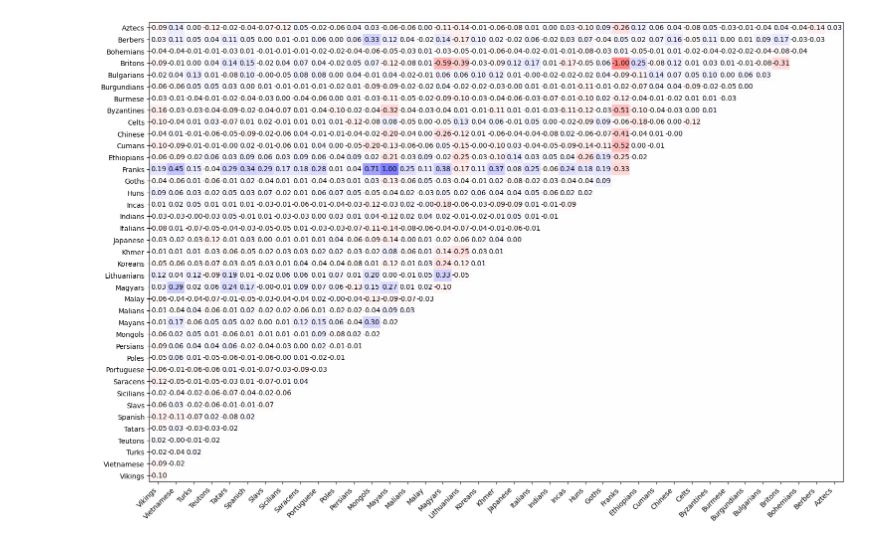
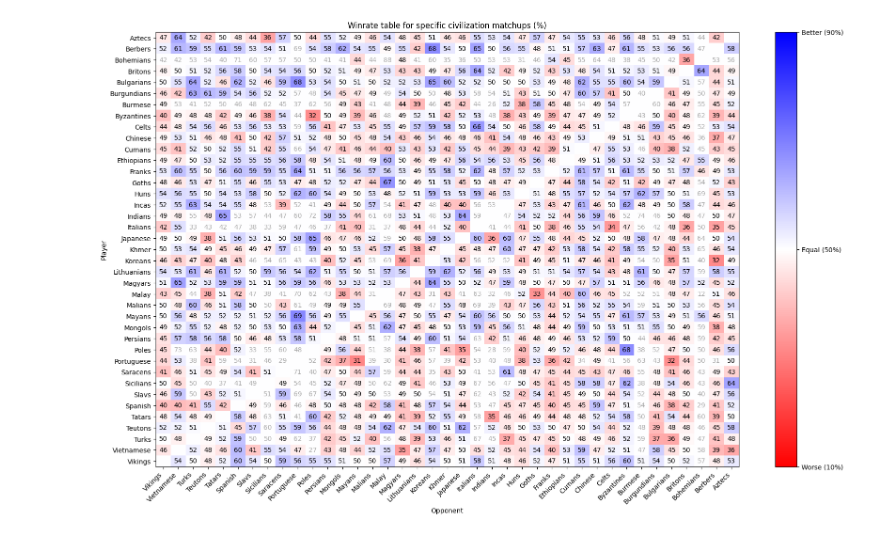
Before and after one commit to crazysissen/AoE2Mining, a Jupyter notebook: test.ipynb, the cells around one changed output. Cells and saved outputs as stored; diff of their text form; code cells hidden in the pictures.

```diff
--- a/test.ipynb
+++ b/test.ipynb
@@ -44,43 +113,66 @@ civ_play_count = np.zeros((len(unique_civs)))
 for i, x in enumerate(data_x):
     civ_play_count[unique_civs.index(x)] += 1
 
 for i, x in enumerate(data_y):
     civ_play_count[unique_civs.index(x)] += 1
 
 # for i, x in enumerate(unique_civs):
 #     print(str(x)  + " - " + str(civ_play_count[i]))
 
 unique_civs = sorted(unique_civs)
 civ_count = len(unique_civs)
 heat_grid = np.zeros((civ_count, civ_count))
+tally_grid = np.zeros((civ_count, civ_count))
 
 for i, x in enumerate(data_x):
     civ_index = unique_civs.index(x)
     opp_index = unique_civs.index(data_y[i])
     win = data_win[i] == 0
-    if opp_index < civ_index:
-        temp = civ_index
-        civ_index = opp_index
-        opp_index = temp
-        win = not win
-    heat_grid[civ_index][len(unique_civs)-opp_index-1] += (1 if win else -1)
+    heat_grid[civ_index][civ_count - opp_index - 1] += (1 if win else 0) if (opp_index is not civ_index) else (0.5)
+    heat_grid[opp_index][civ_count - civ_index - 1] += (0 if win else 1) if (opp_index is not civ_index) else (0.5)
+    tally_grid[civ_index][civ_count - opp_index - 1] += 1
+    tally_grid[opp_index][civ_count - civ_index - 1] += 1
 
 value_min = np.min(heat_grid)
 value_max = np.max(heat_grid)
 value_greater = max(value_min, value_max)
 
-plt.figure(figsize=(18, 12))
-plt.imshow(heat_grid, aspect="auto", cmap="bwr_r", clim=(-value_greater * 2, value_greater * 2))
+heat_grid_weighted = np.divide(heat_grid, tally_grid)
+heat_grid_filtered = np.copy(heat_grid_weighted)
+
+min_datapoints = 50
+for x in range(civ_count):
+    for y in range(civ_count):
+        if tally_grid[x, y] < min_datapoints:
+            heat_grid_filtered[x, y] = 0.5
+
+plt.figure(figsize=(20, 12))
 plt.xticks(np.arange(civ_count), labels=np.flip(unique_civs), rotation=45, ha='right')
 plt.yticks(np.arange(civ_count), labels=unique_civs)
+plt.xlabel("Opponent")
+plt.ylabel("Player")
+heatmap = plt.imshow(heat_grid_filtered, aspect="auto", cmap="bwr_r", clim=(0.1, 0.9)) # , clim=(-value_greater * 2, value_greater * 2)
+
+plt.title("Winrate table for specific civilization matchups (%)")
+
+# plt.tight_layout()
+
+cbar = plt.colorbar(heatmap, ticks=[0.1, 0.5, 0.9])
+cbar.ax.set_yticklabels(["Worse (10%)", "Equal (50%)", "Better (90%)"])  # vertically oriented colorbar
 
 for i in range(civ_count):
     for j in range(civ_count):
-        if i <= (civ_count - j - 1):
-            value = (heat_grid[i, j] - value_min) / (value_max - value_min) * 2 - 1
-            plt.text(j, i, "{:.2f}".format(value),
-                ha="center", va="center", color="black")
+        if i != civ_count - j - 1:
+            value = heat_grid_weighted[i, j]
+            # value_string = "{:.2f}".format(value)
+            value_string = str(round(value * 100))
+            if tally_grid[i, j] >= min_datapoints:
+                plt.text(j, i, value_string,
+                    ha="center", va="center", color="black")
+            else:
+                plt.text(j, i, value_string,
+                    ha="center", va="center", color="darkgray")
 
 plt.show()
 # %% [output]
-[figure, old version]
+[figure, new version]
```
Also changed, not shown: parts of 4 cells of this notebook, 2 other files.
